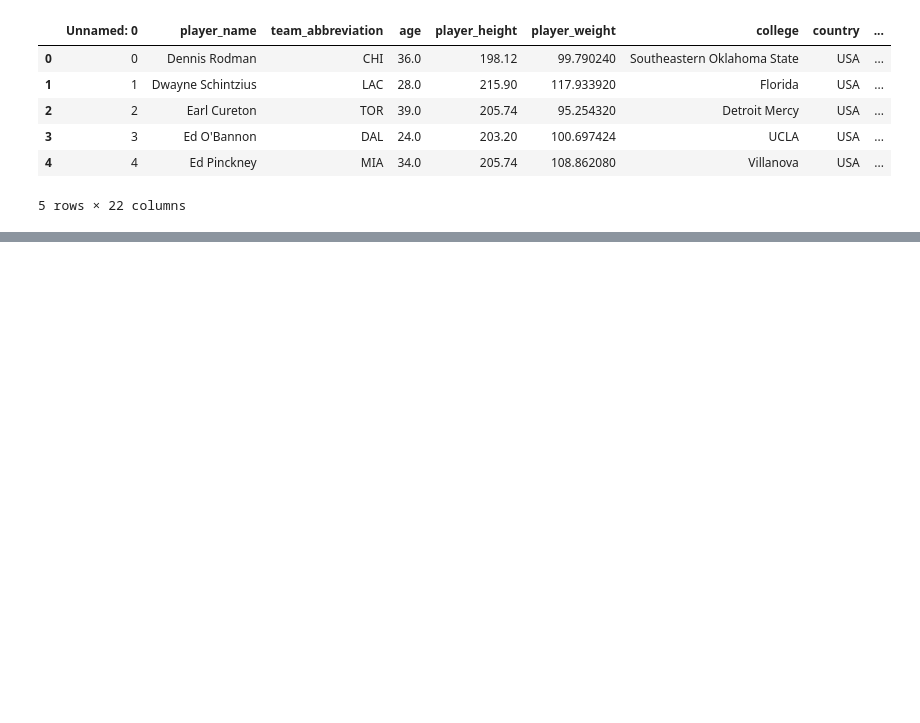
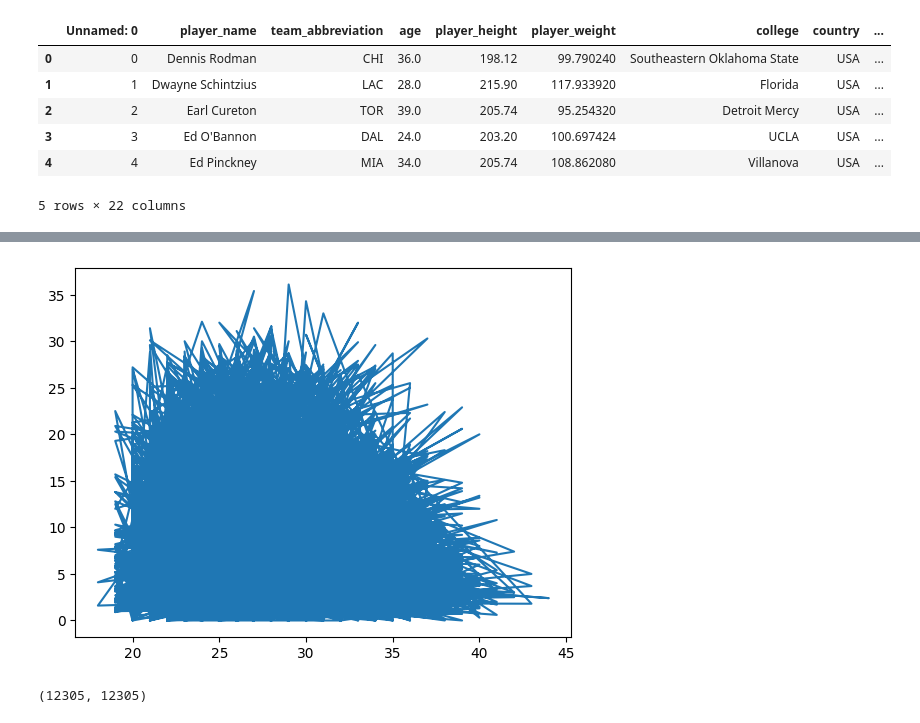
Before and after one commit to tarekel96/Stats_Python, a Jupyter notebook: main.ipynb, the cells around one changed output, grey strips where cells are left out. Drawn from its saved outputs; the diff is of its cells as text; code cells hidden in the pictures; blank space fills up the shorter version.

Commit message:
Began exploring and pre-processing data, for now focusing on 2d with age vs pts and height vs pts

```diff
--- a/main.ipynb
+++ b/main.ipynb
@@ -20,0 +30,2 @@ dataset.head()
+# %%
+df = dataset.iloc[:, 1:]
@@ -20,0 +62,15 @@ dataset.head()
+# %%
+age, height, pts = df['age'].values, df['player_height'].values, df['pts'].values
+# %%
+def plot_2d(x, y):
+    fig, ax = plt.subplots()
+    ax.plot(x, y)
+    plt.show()
+# %%
+plot_2d(age, pts)
+# %% [output]
+[figure, added]
+# %%
+len(age), len(height)
+# %% [output]
+(12305, 12305)
```
Also changed, not shown: parts of 9 cells of this notebook.
